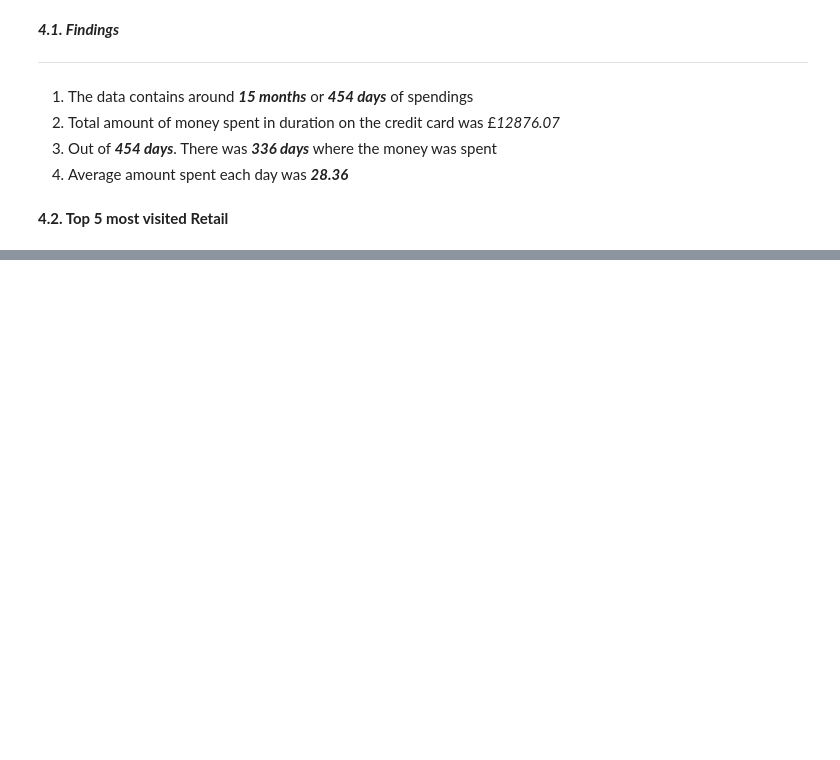
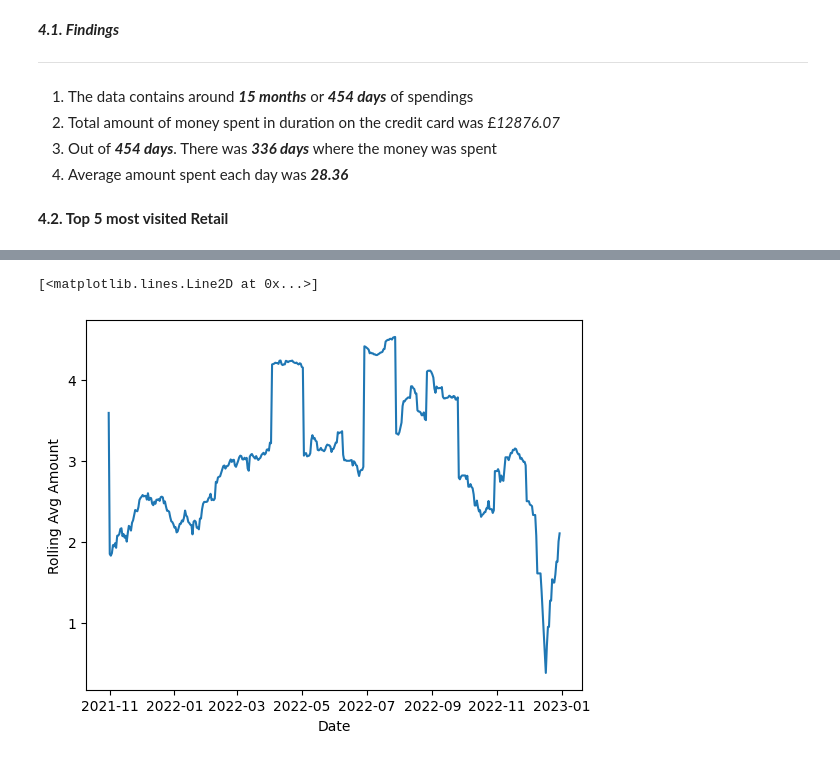
Before and after one commit to nirdeshacharya/SpendingAnalysis, a Jupyter notebook: SpendingAnalysis.ipynb, the cells around one changed output, grey strips where cells are left out. Cells and saved outputs as stored; diff of their text form; code cells hidden in the pictures; blank space fills up the shorter version.

```diff
--- a/SpendingAnalysis.ipynb
+++ b/SpendingAnalysis.ipynb
@@ -244,0 +307,7 @@ plt.show()
+# %%
+plt.xlabel('Date')
+plt.ylabel('Rolling Avg Amount')
+plt.plot(np.log(dfA))
+# %% [output]
+[<matplotlib.lines.Line2D at 0x...>]
+[figure, added]
```
Also changed, not shown: parts of 28 cells of this notebook.
